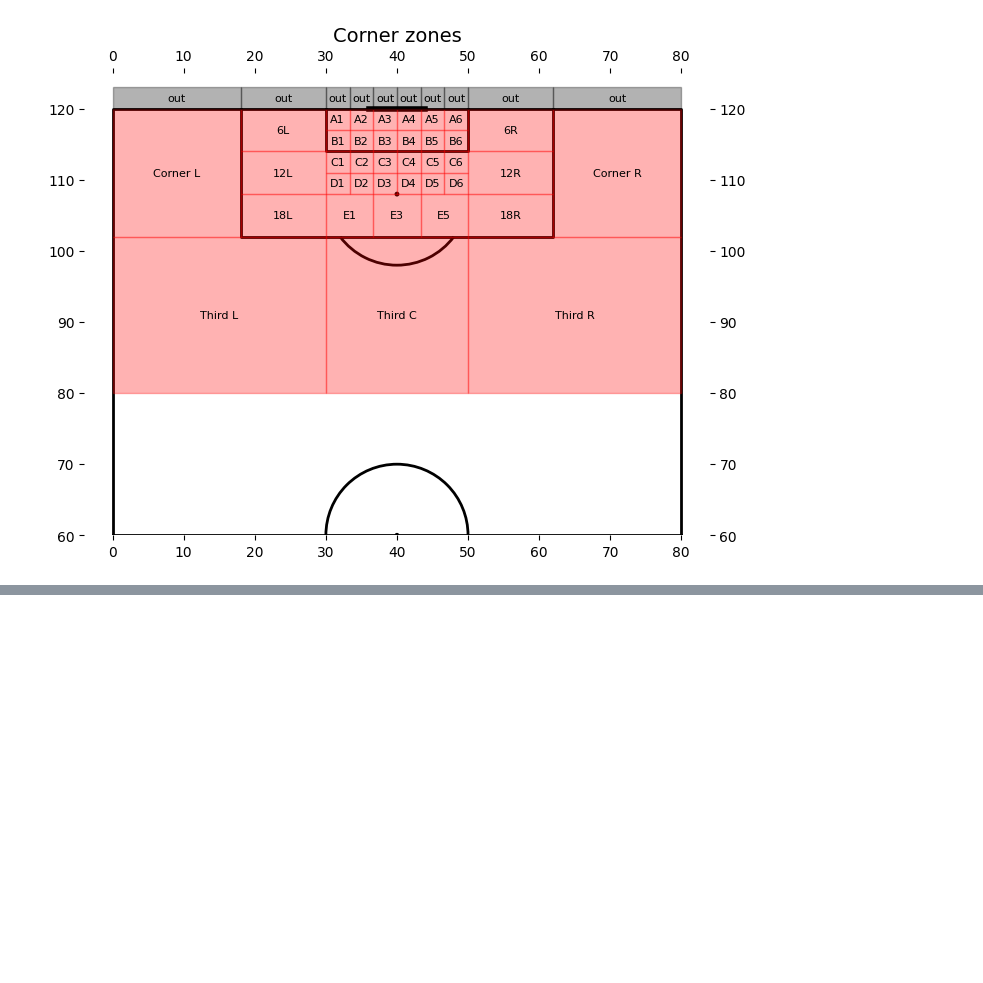
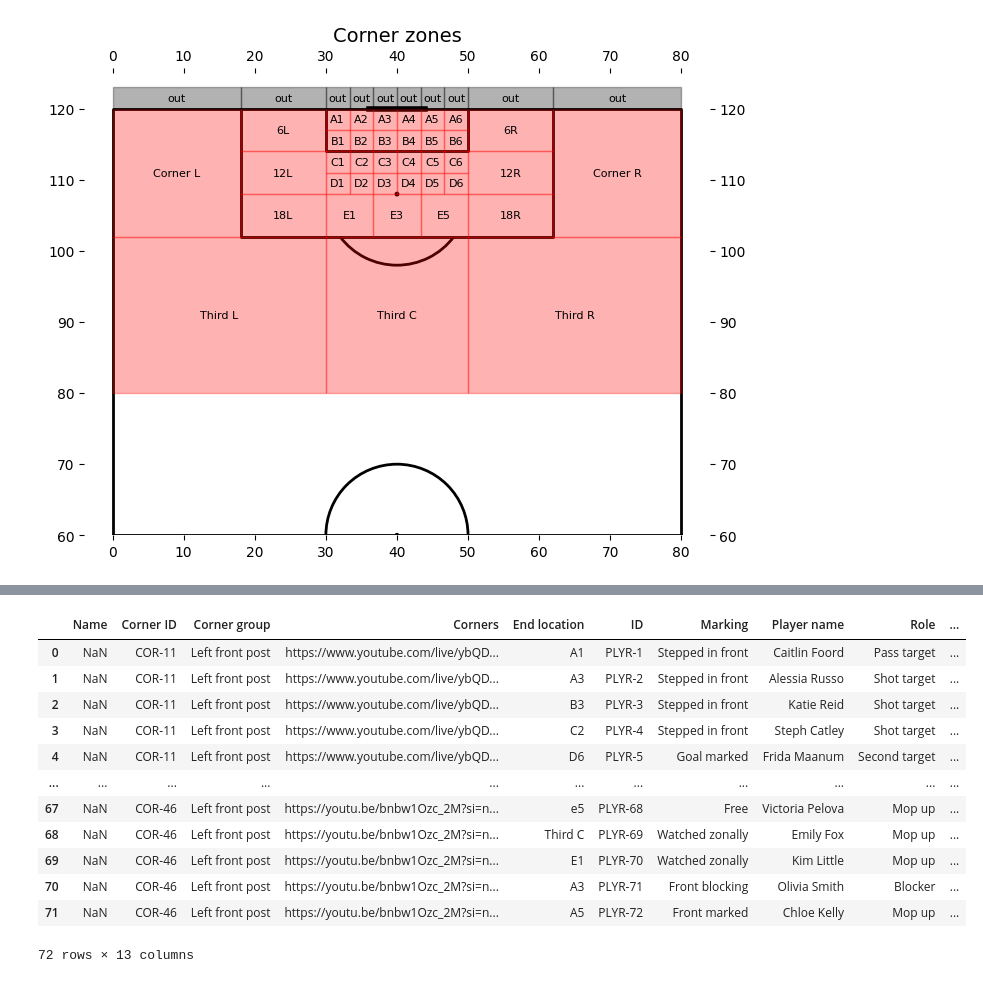
Before and after one commit to gsheir/arsenal_corners, a Jupyter notebook: corner_analysis.ipynb, the cells around one changed output, grey strips where cells are left out. Saved outputs shown, nothing was run; the diff lists cells and outputs as text; code cells hidden in the pictures; blank space fills up the shorter version.

```diff
--- a/corner_analysis.ipynb
+++ b/corner_analysis.ipynb
@@ -362,0 +398,42 @@ ax[1].add_patch(arrow_2)
+# %%
+# Metric definition: Role x Marking
+
+roles = {
+    "Shot target": 1,
+    "Pass target": 0.5,
+    "Second target": 0.5,
+    "Blocker": 0.2,
+    "Clear space": 0.1,
+    "Mop up": 0.05,
+}
+
+marking = {
+    "Free": 1,
+    "Freed by blocker": 1,
+    "Stepped in front": 0.8,
+    "Goal marked": 0.3,
+    "Watched zonally": 0.3,
+    "Front marked": 0.1,
+    "Front blocking": 0.1,
+    "Front blocking 2x": 0.2,
+}
+
+players["Role score"] = players["Role"].map(roles)
+players["Marking score"] = players["Marking"].map(marking)
+players["Play quality"] = players["Role score"] * players["Marking score"]
+
+players
+# %% [output]
+|  | Name | Corner ID | Corner group | Corners | End location | ID | Marking | Player name | Role | ... |
+| 0 | NaN | COR-11 | Left front post | https://www.youtube.com/live/ybQD... | A1 | PLYR-1 | Stepped in front | Caitlin Foord | Pass target | ... |
+| 1 | NaN | COR-11 | Left front post | https://www.youtube.com/live/ybQD... | A3 | PLYR-2 | Stepped in front | Alessia Russo | Shot target | ... |
+| 2 | NaN | COR-11 | Left front post | https://www.youtube.com/live/ybQD... | B3 | PLYR-3 | Stepped in front | Katie Reid | Shot target | ... |
+| 3 | NaN | COR-11 | Left front post | https://www.youtube.com/live/ybQD... | C2 | PLYR-4 | Stepped in front | Steph Catley | Shot target | ... |
+| 4 | NaN | COR-11 | Left front post | https://www.youtube.com/live/ybQD... | D6 | PLYR-5 | Goal marked | Frida Maanum | Second target | ... |
+| ... | ... | ... | ... | ... | ... | ... | ... | ... | ... | ... |
+| 67 | NaN | COR-46 | Left front post | https://youtu.be/bnbw1Ozc_2M?si=n... | e5 | PLYR-68 | Free | Victoria Pelova | Mop up | ... |
+| 68 | NaN | COR-46 | Left front post | https://youtu.be/bnbw1Ozc_2M?si=n... | Third C | PLYR-69 | Watched zonally | Emily Fox | Mop up | ... |
+| 69 | NaN | COR-46 | Left front post | https://youtu.be/bnbw1Ozc_2M?si=n... | E1 | PLYR-70 | Watched zonally | Kim Little | Mop up | ... |
+| 70 | NaN | COR-46 | Left front post | https://youtu.be/bnbw1Ozc_2M?si=n... | A3 | PLYR-71 | Front blocking | Olivia Smith | Blocker | ... |
+| 71 | NaN | COR-46 | Left front post | https://youtu.be/bnbw1Ozc_2M?si=n... | A5 | PLYR-72 | Front marked | Chloe Kelly | Mop up | ... |
+72 rows × 13 columns
```
Also changed, not shown: parts of 11 cells of this notebook, 1 other file.
